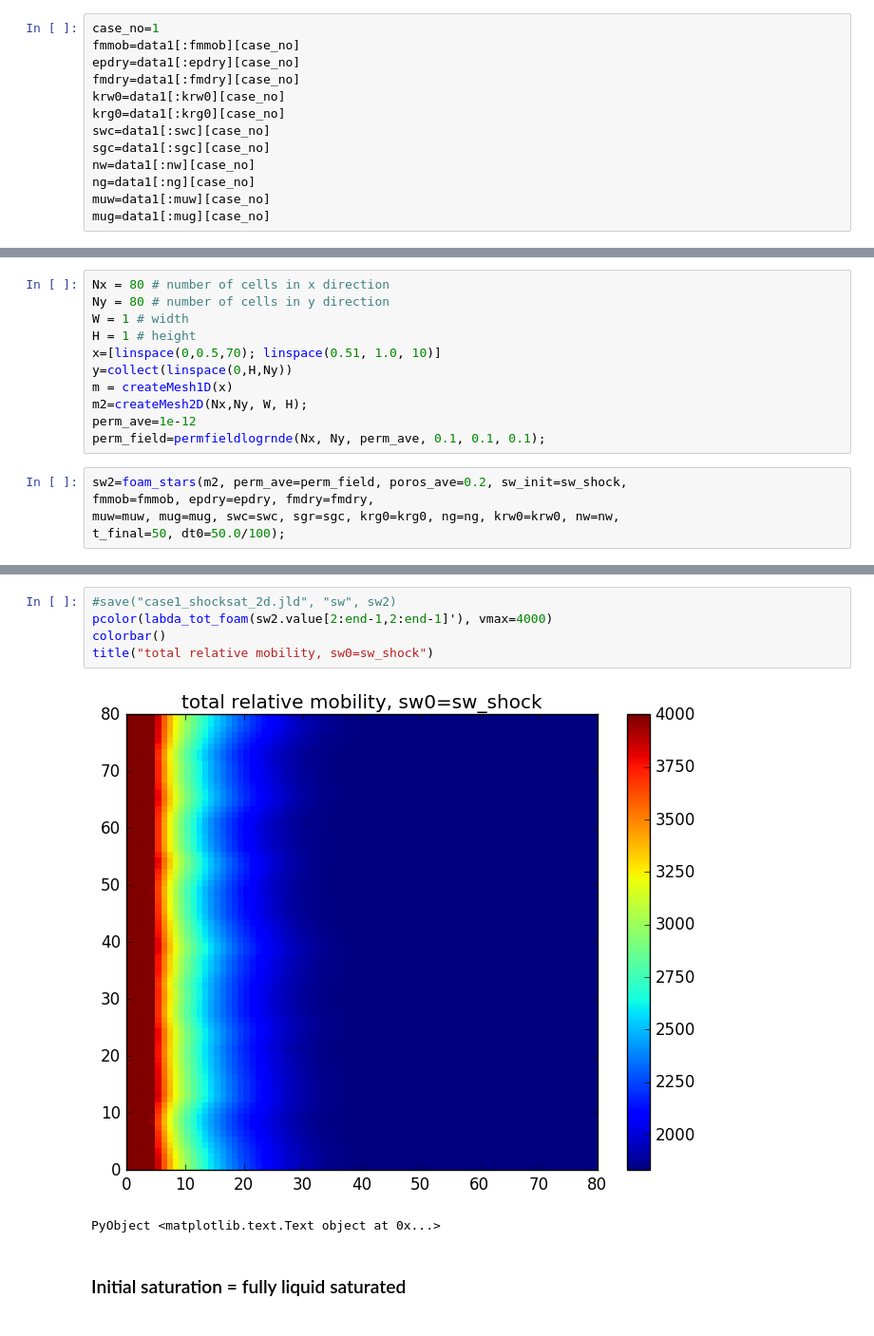
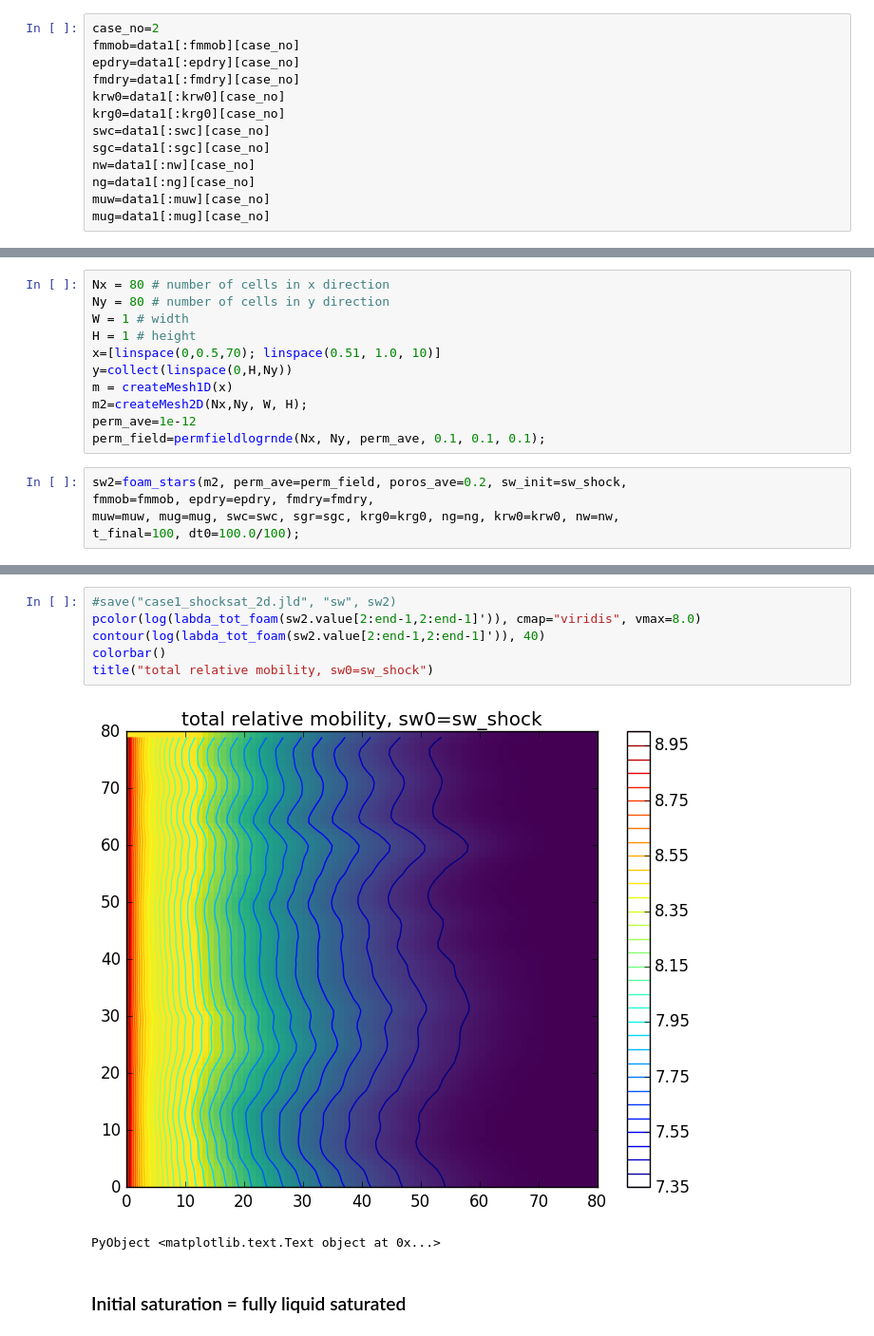
Before and after one commit to simulkade/FoamFingering, a Jupyter notebook: load_foam_stars.ipynb, the cells around one changed output, grey strips where cells are left out. Shown at 95% size. Drawn from its saved outputs; the diff is of its cells as text.

```diff
--- a/load_foam_stars.ipynb
+++ b/load_foam_stars.ipynb
@@ -28,7 +35,7 @@ data1=readtable("TableA1.csv")
 ## How to use this notebook
 Change the `case_no` variable to between 1 to 4 and run the notebook to obtain the results of the paper.
 # %%
-case_no=1
+case_no=2
 fmmob=data1[:fmmob][case_no]
 epdry=data1[:epdry][case_no]
 fmdry=data1[:fmdry][case_no]
@@ -139,5 +140,5 @@ perm_field=permfieldlogrnde(Nx, Ny, perm_ave, 0.1, 0.1, 0.1);
 sw2=foam_stars(m2, perm_ave=perm_field, poros_ave=0.2, sw_init=sw_shock,
 fmmob=fmmob, epdry=epdry, fmdry=fmdry,
 muw=muw, mug=mug, swc=swc, sgr=sgc, krg0=krg0, ng=ng, krw0=krw0, nw=nw,
-t_final=50, dt0=50.0/100);
+t_final=100, dt0=100.0/100);
 # %%
@@ -150,11 +153,12 @@ title("water saturation, sw0=sw_shock")
 PyObject <matplotlib.text.Text object at 0x...>
 # %%
 #save("case1_shocksat_2d.jld", "sw", sw2)
-pcolor(labda_tot_foam(sw2.value[2:end-1,2:end-1]'), vmax=4000)
+pcolor(log(labda_tot_foam(sw2.value[2:end-1,2:end-1]')), cmap="viridis", vmax=8.0)
+contour(log(labda_tot_foam(sw2.value[2:end-1,2:end-1]')), 40)
 colorbar()
 title("total relative mobility, sw0=sw_shock")
 # %% [output]
-[figure, old version]
+[figure, new version]
 PyObject <matplotlib.text.Text object at 0x...>
 # %% [markdown]
 ### Initial saturation = fully liquid saturated
```
Also changed, not shown: parts of 13 cells of this notebook, 3 other files.
